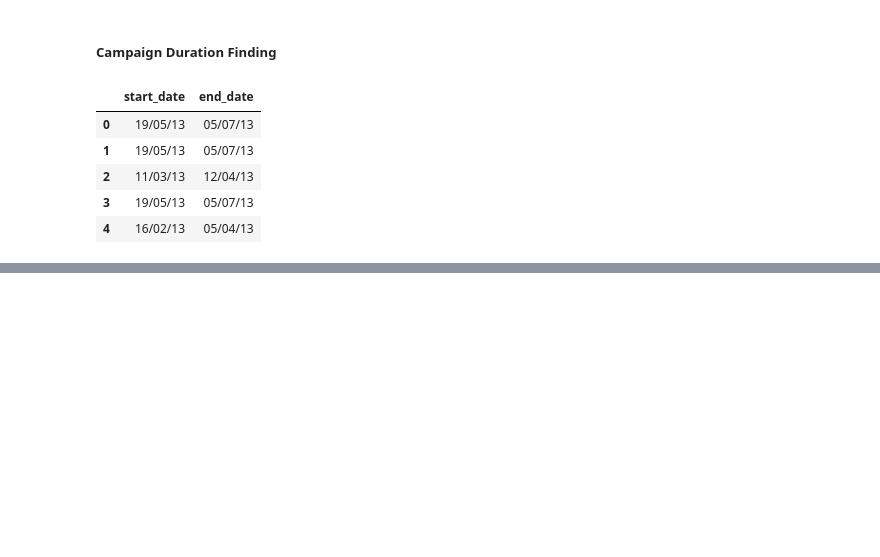
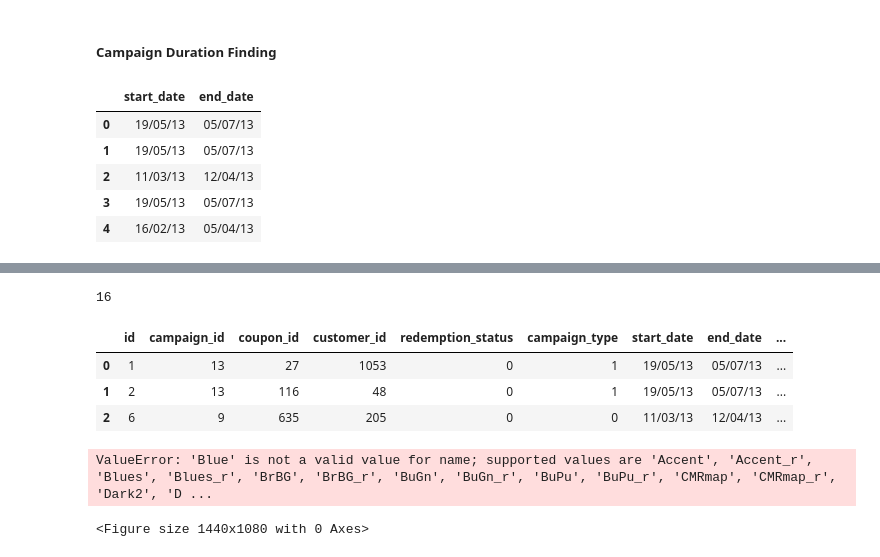
Before and after one commit to Abhijit2505/Coupon-Redemption-Prediction, a Jupyter notebook: Coupon Redemption Prediction.ipynb, the cells around one changed output, grey strips where cells are left out. Drawn from its saved outputs; the diff is of its cells as text; code cells hidden in the pictures; blank space fills up the shorter version.

```diff
--- a/Coupon Redemption Prediction.ipynb
+++ b/Coupon Redemption Prediction.ipynb
@@ -347,3 +341,5 @@ for x,y in zip(diff_start,diff_end):
 
 # adding the campaign duration column to the main dataframe
 data['campaign_duration'] = diff
+# %%
+fix_data = data
@@ -359,0 +387,42 @@ data.head()
+# %%
+# performing some data encoding
+fix_data['campaign_type'].replace({'X':1,'Y':0},inplace=True)
+fix_data['marital_status'].replace({'Married':1,'Single':0},inplace=True)
+fix_data['rented'].replace({0.0:0,1.0:1},inplace=True)
+fix_data['family_size'].replace({'1':1,'2':2,'3':3,'4':4,'5+':5},inplace=True)
+fix_data['no_of_children'].replace({'1':1,'2':2,'3+':3},inplace=True)
+fix_data['brand_type'].replace({'Established':1,'Local':0},inplace=True)
+# %%
+# encoding the category column
+len(fix_data.groupby('category').count())
+# %% [output]
+16
+# %%
+# getting out the category index
+ind = fix_data.groupby('category').count().index
+
+# creating a dictionary of key and value pair
+dic_prop = {}
+count = 1
+for key in ind:
+    dic_prop[key] = count
+    count+=1
+
+# performing the data encoding
+fix_data['category'].replace(dic_prop,inplace=True)
+# %%
+# checking out the data
+pd.set_option("display.max_rows", None, "display.max_columns", None)
+fix_data.head(3)
+# %% [output]
+|  | id | campaign_id | coupon_id | customer_id | redemption_status | campaign_type | start_date | end_date | ... |
+| 0 | 1 | 13 | 27 | 1053 | 0 | 1 | 19/05/13 | 05/07/13 | ... |
+| 1 | 2 | 13 | 116 | 48 | 0 | 1 | 19/05/13 | 05/07/13 | ... |
+| 2 | 6 | 9 | 635 | 205 | 0 | 0 | 11/03/13 | 12/04/13 | ... |
+# %%
+# plotting a heatmap to check coorelation matrix
+plt.figure(figsize=(20,15))
+sns.heatmap(data.corr(),cmap='Blue',annot=True)
+# %% [output]
+ValueError: 'Blue' is not a valid value for name; supported values are 'Accent', 'Accent_r', 'Blues', 'Blues_r', 'BrBG', 'BrBG_r', 'BuGn', 'BuGn_r', 'BuPu', 'BuPu_r', 'CMRmap', 'CMRmap_r', 'Dark2', 'D ...
+<Figure size 1440x1080 with 0 Axes>
```
Also changed, not shown: parts of 10 cells of this notebook.
